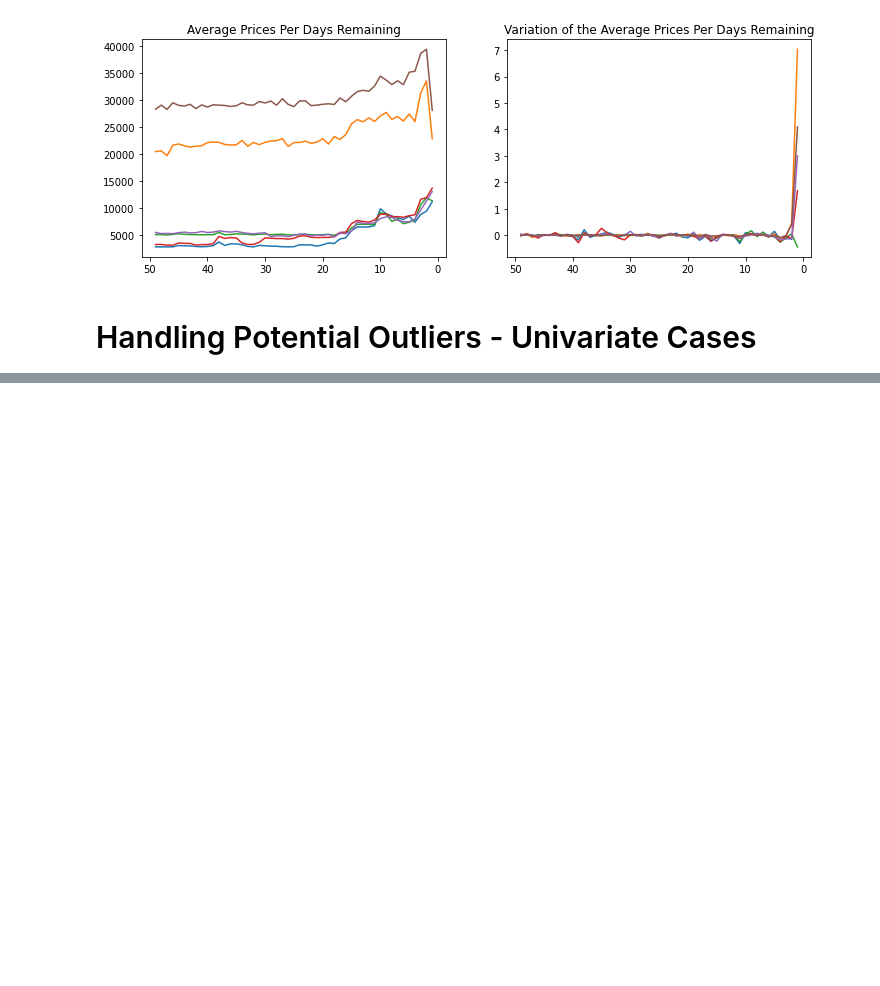
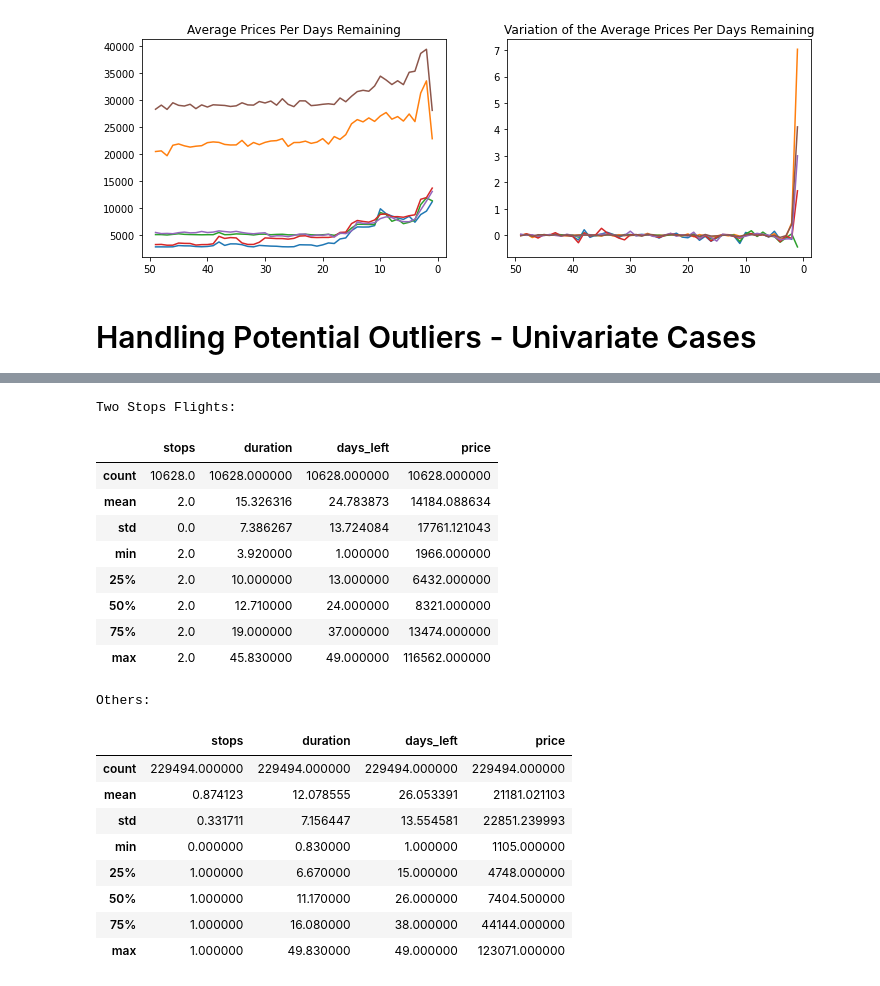
Before and after one commit to felipesveiga/Flight-Price-Estimator, a Jupyter notebook: flight_prices.ipynb, the cells around one changed output, grey strips where cells are left out. Drawn from its saved outputs; the diff is of its cells as text; code cells hidden in the pictures; blank space fills up the shorter version.

```diff
--- a/flight_prices.ipynb
+++ b/flight_prices.ipynb
@@ -294,0 +307,32 @@ Text(0.5, 1.0, 'Variation of the Average Prices Per Days Remaining')
+# %%
+# Separating the sorts of flights under scrutiny.
+two_stops = train[train.stops==2]
+other_stops = train[train.stops!=2]
+
+# Displaying the results.
+print('Two-Stops Flights:')
+display(two_stops.describe())
+
+print('Others:')
+other_stops.describe()
+# %% [output]
+Two Stops Flights:
+|  | stops | duration | days_left | price |
+| count | 10628.0 | 10628.000000 | 10628.000000 | 10628.000000 |
+| mean | 2.0 | 15.326316 | 24.783873 | 14184.088634 |
+| std | 0.0 | 7.386267 | 13.724084 | 17761.121043 |
+| min | 2.0 | 3.920000 | 1.000000 | 1966.000000 |
+| 25% | 2.0 | 10.000000 | 13.000000 | 6432.000000 |
+| 50% | 2.0 | 12.710000 | 24.000000 | 8321.000000 |
+| 75% | 2.0 | 19.000000 | 37.000000 | 13474.000000 |
+| max | 2.0 | 45.830000 | 49.000000 | 116562.000000 |
+Others:
+|  | stops | duration | days_left | price |
+| count | 229494.000000 | 229494.000000 | 229494.000000 | 229494.000000 |
+| mean | 0.874123 | 12.078555 | 26.053391 | 21181.021103 |
+| std | 0.331711 | 7.156447 | 13.554581 | 22851.239993 |
+| min | 0.000000 | 0.830000 | 1.000000 | 1105.000000 |
+| 25% | 1.000000 | 6.670000 | 15.000000 | 4748.000000 |
+| 50% | 1.000000 | 11.170000 | 26.000000 | 7404.500000 |
+| 75% | 1.000000 | 16.080000 | 38.000000 | 44144.000000 |
+| max | 1.000000 | 49.830000 | 49.000000 | 123071.000000 |
```
Also changed, not shown: parts of 6 cells of this notebook.
